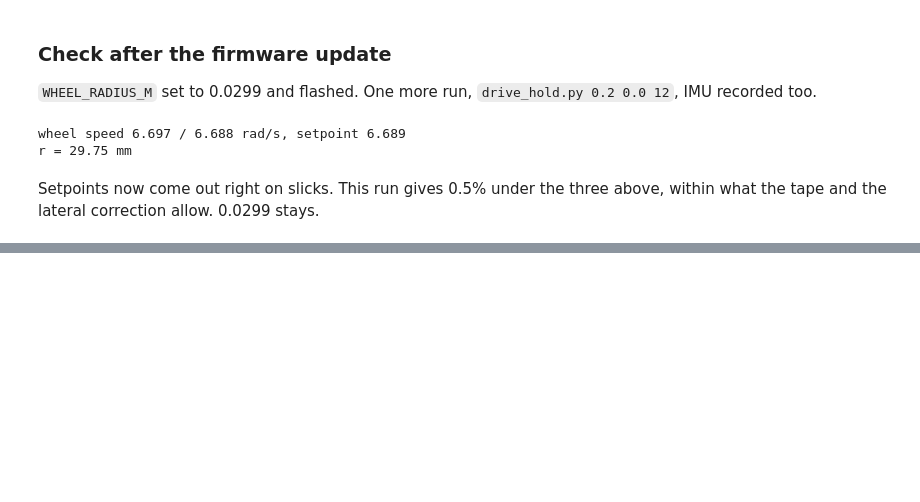
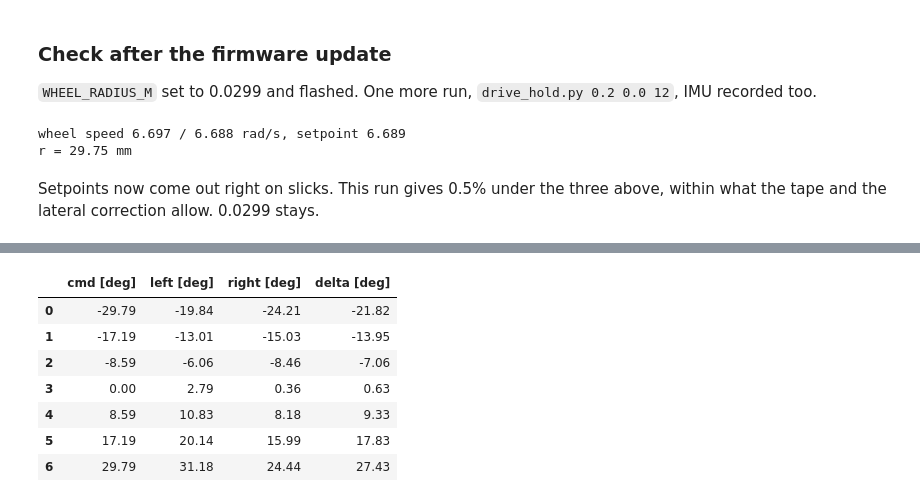
Before and after one commit to Gelminaio/drift-mpc-ackermann, a Jupyter notebook: notebooks/kinematic_model.ipynb, the cells around one changed output, grey strips where cells are left out. Cells and saved outputs as stored; diff of their text form; code cells hidden in the pictures; blank space fills up the shorter version.

```diff
--- a/notebooks/kinematic_model.ipynb
+++ b/notebooks/kinematic_model.ipynb
@@ -95,0 +108,27 @@ above, within what the tape and the lateral correction allow. 0.0299 stays.
+# %%
+L = 0.173
+T = 0.1745
+
+rear = {'left': (92, 88.5, 200), 'right': (98, 96, 200)}
+
+# cmd [rad]: (left front, left back, left base, right front, right back, right base)
+front = {
+    0.00: (85, 94, 200, 97.5, 97, 200),
+    0.15: (71.5, 109, 200, 112, 84, 200),
+    0.30: (71.5, 115, 120, 127.5, 71, 200),
+    0.52: (15, 123, 180, 148, 58, 200),
+    -0.15: (100.5, 78.5, 200, 83, 113.5, 200),
+    -0.30: (114, 67, 200, 72.5, 127, 200),
+    -0.52: (129, 56, 200, 76, 130.5, 120),
+}
+
+
+def wheel_angle(side, d_front, d_back, base):
+    # positive = pointing left; the left joint is on the left, the right one on the right
+    d = d_back - d_front if side == 'left' else d_front - d_back
+    return np.degrees(np.arctan(d / base))
+
+
+axis = (wheel_angle('left', *rear['left']) + wheel_angle('right', *rear['right'])) / 2
+print(f"rear wheels: {wheel_angle('left', *rear['left']):+.2f} / "
+      f"{wheel_angle('right', *rear['right']):+.2f} deg, axis {axis:+.2f}")
@@ -95,0 +145,20 @@ above, within what the tape and the lateral correction allow. 0.0299 stays.
+# %%
+rows = []
+for cmd, (lf, lb, lB, rf, rb, rB) in sorted(front.items()):
+    dl = wheel_angle('left', lf, lb, lB) - axis
+    dr = wheel_angle('right', rf, rb, rB) - axis
+    cot = (1 / np.tan(np.radians(dl)) + 1 / np.tan(np.radians(dr))) / 2
+    rows.append({'cmd [deg]': np.degrees(cmd), 'left [deg]': dl, 'right [deg]': dr,
+                 'delta [deg]': np.degrees(np.arctan(1 / cot))})
+
+steer = pd.DataFrame(rows).round(2)
+steer
+# %% [output]
+|  | cmd [deg] | left [deg] | right [deg] | delta [deg] |
+| 0 | -29.79 | -19.84 | -24.21 | -21.82 |
+| 1 | -17.19 | -13.01 | -15.03 | -13.95 |
+| 2 | -8.59 | -6.06 | -8.46 | -7.06 |
+| 3 | 0.00 | 2.79 | 0.36 | 0.63 |
+| 4 | 8.59 | 10.83 | 8.18 | 9.33 |
+| 5 | 17.19 | 20.14 | 15.99 | 17.83 |
+| 6 | 29.79 | 31.18 | 24.44 | 27.43 |
```
Also changed, not shown: parts of 7 cells of this notebook.
